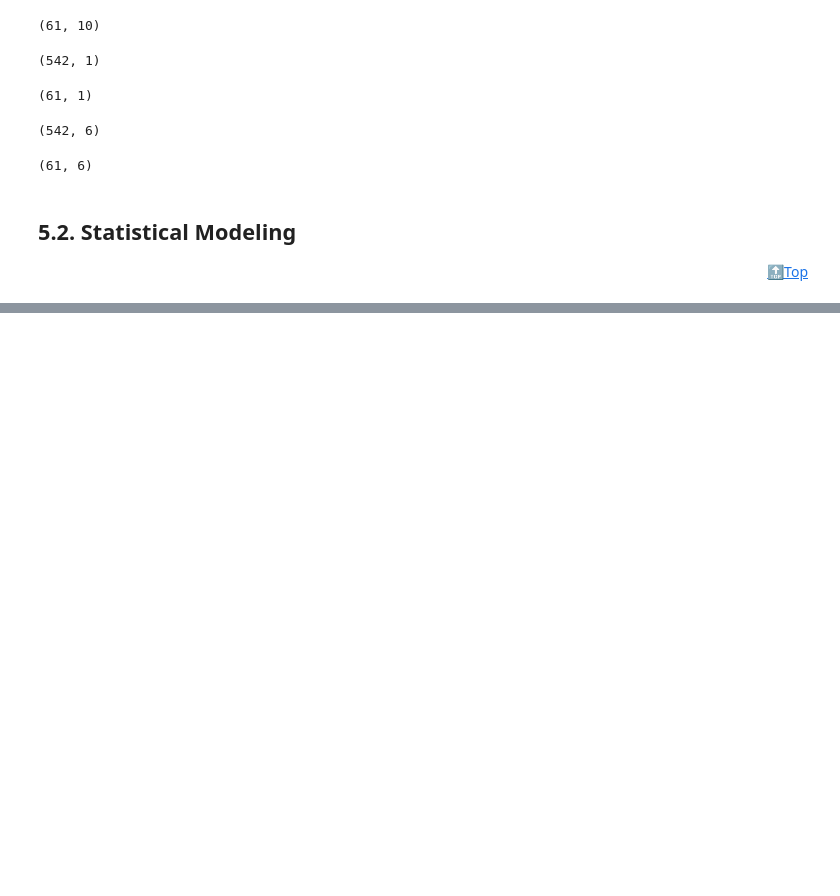
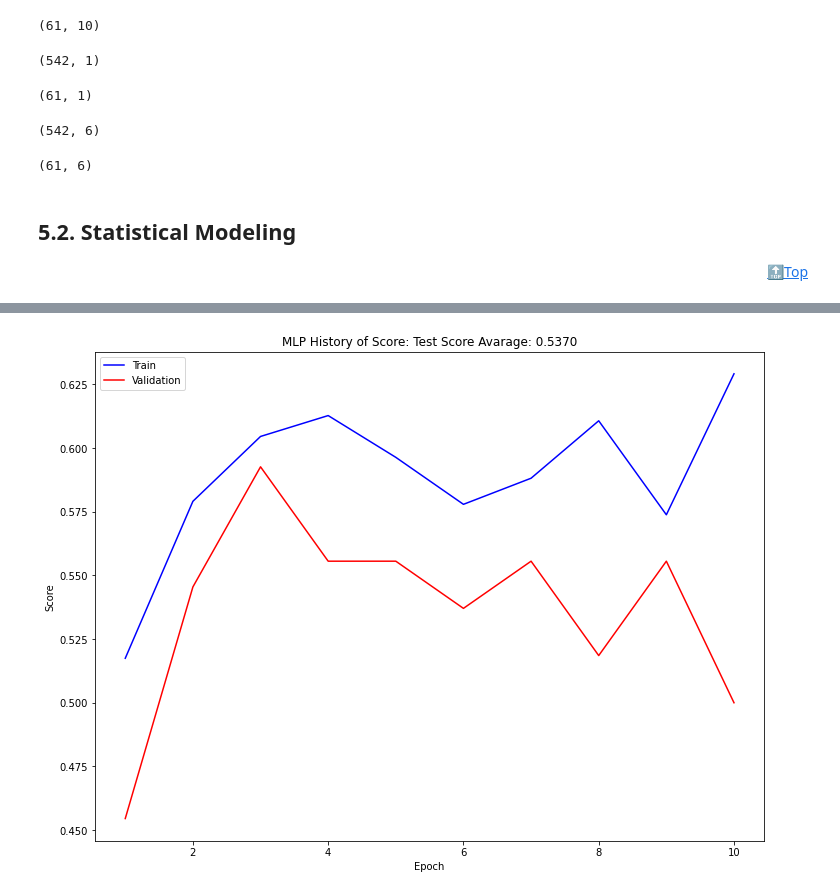
Before and after one commit to dhsong95/Kaggle-Data-Analysis, a Jupyter notebook: Top Spotify Songs from 2010 2019 by Year/Spotify Genre Classification.ipynb, the cells around one changed output, grey strips where cells are left out. Saved outputs shown, nothing was run; the diff lists cells and outputs as text; code cells hidden in the pictures; blank space fills up the shorter version.

```diff
--- a/Top Spotify Songs from 2010 2019 by Year/Spotify Genre Classification.ipynb
+++ b/Top Spotify Songs from 2010 2019 by Year/Spotify Genre Classification.ipynb
@@ -422,0 +486,10 @@ def svm(features, labels):
+# %%
+def mlp(features, labels):
+    model = MLPClassifier(hidden_layer_sizes=(50,), learning_rate='invscaling', random_state=2020)
+    scores = cross_validate(model, features, labels, cv=10, verbose=1, return_train_score=True)
+    return model, scores
+# %%
+train_labels_1d = np.reshape(train_labels, (-1,))
+mlp_model, mlp_scores = mlp(train_features, train_labels_1d)
+plot_metrics(mlp_scores, 'MLP')
+# %% [output]
@@ -422,0 +498 @@ def svm(features, labels):
+[figure, added]
```
Also changed, not shown: parts of 42 cells of this notebook.
